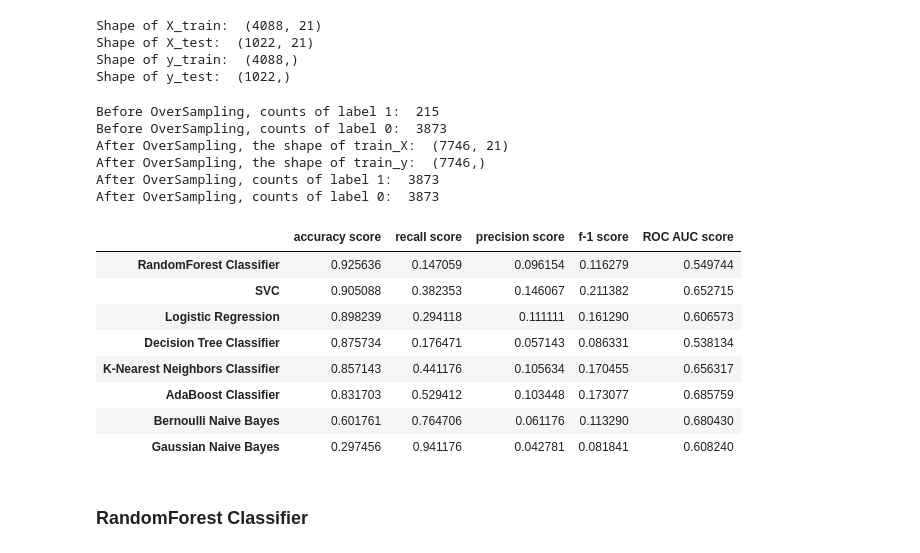
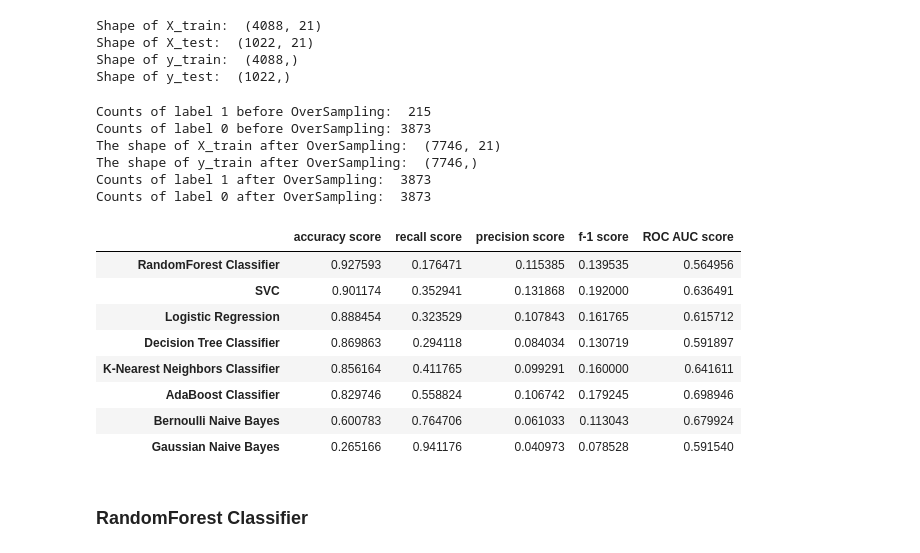
Before and after one commit to alekgralek/Stroke-EDA-and-classification, a Jupyter notebook: Stroke_analysis_prediction.ipynb, the cells around one changed output. Drawn from its saved outputs; the diff is of its cells as text; code cells hidden in the pictures.

```diff
--- a/Stroke_analysis_prediction.ipynb
+++ b/Stroke_analysis_prediction.ipynb
@@ -243,69 +243,69 @@ Shape of X_test:  (1022, 21)
 Shape of y_train:  (4088,)
 Shape of y_test:  (1022,)
 # %%
-print('Before OverSampling, counts of label 1: ', sum(y_train==1))
-print('Before OverSampling, counts of label 0: ', sum(y_train==0))
+print('Counts of label 1 before OverSampling: ', sum(y_train==1))
+print('Counts of label 0 before OverSampling:', sum(y_train==0))
 
 sm = SMOTE()
 X_train_resampled, y_train_resampled = sm.fit_resample(X_train, y_train.ravel())
 
-print('After OverSampling, the shape of train_X: ', X_train_resampled.shape)
-print('After OverSampling, the shape of train_y: ', y_train_resampled.shape)
+print('The shape of X_train after OverSampling: ', X_train_resampled.shape)
+print('The shape of y_train after OverSampling: ', y_train_resampled.shape)
 
-print('After OverSampling, counts of label 1: ', sum(y_train_resampled==1))
-print('After OverSampling, counts of label 0: ', sum(y_train_resampled==0))
+print('Counts of label 1 after OverSampling: ', sum(y_train_resampled==1))
+print('Counts of label 0 after OverSampling: ', sum(y_train_resampled==0))
 # %% [output]
-Before OverSampling, counts of label 1:  215
-Before OverSampling, counts of label 0:  3873
-After OverSampling, the shape of train_X:  (7746, 21)
-After OverSampling, the shape of train_y:  (7746,)
-After OverSampling, counts of label 1:  3873
-After OverSampling, counts of label 0:  3873
+Counts of label 1 before OverSampling:  215
+Counts of label 0 before OverSampling: 3873
+The shape of X_train after OverSampling:  (7746, 21)
+The shape of y_train after OverSampling:  (7746,)
+Counts of label 1 after OverSampling:  3873
+Counts of label 0 after OverSampling:  3873
 # %%
-names = ['Logistic Regression', 'RandomForest Classifier', 'K-Nearest Neighbors Classifier', 'AdaBoost Classifier', 'Decision Tree Classifier', 'Gaussian Naive Bayes','Bernoulli Naive Bayes', 'SVC', ]
+names = ['Logistic Regression', 'RandomForest Classifier', 'K-Nearest Neighbors Classifier', 'AdaBoost Classifier', 'Decision Tree Classifier', 'Gaussian Naive Bayes','Bernoulli Naive Bayes', 'SVC']
 
-models = [LogisticRegression(random_state=444), RandomForestClassifier(random_state=444), KNeighborsClassifier(),  AdaBoostClassifier(random_state=444), DecisionTreeClassifier(random_state=444), GaussianNB(), BernoulliNB(), SVC(random_state=444)]
+models = [LogisticRegression(), RandomForestClassifier(), KNeighborsClassifier(),  AdaBoostClassifier(), DecisionTreeClassifier(), GaussianNB(), BernoulliNB(), SVC()]
 
 results = pd.DataFrame(columns = ['accuracy score', 'recall score', 'precision score', 'f-1 score', 'ROC AUC score'], index = names)
 
 accuracy=[]
 recall=[]
 precision=[]
 roc_auc=[]
 f1=[]
 
 for model in models:
     model.fit(X_train_resampled, y_train_resampled)
     y_pred = model.predict(X_test)
 
     score_a = accuracy_score(y_test, y_pred)
     score_rec = recall_score(y_test, y_pred)
     score_p = precision_score(y_test, y_pred)
     score_roc = roc_auc_score(y_test, y_pred)
     score_f1=f1_score(y_test, y_pred)
 
     accuracy.append(score_a)
     recall.append(score_rec)
     precision.append(score_p)
     roc_auc.append(score_roc)
     f1.append(score_f1)
 
 results['accuracy score'] = accuracy
 results['recall score'] = recall
 results['precision score'] = precision
 results['f-1 score'] = f1
 results['ROC AUC score'] = roc_auc
 results.sort_values(by = 'accuracy score', ascending = False)
 # %% [output]
 |  | accuracy score | recall score | precision score | f-1 score | ROC AUC score |
-| RandomForest Classifier | 0.925636 | 0.147059 | 0.096154 | 0.116279 | 0.549744 |
-| SVC | 0.905088 | 0.382353 | 0.146067 | 0.211382 | 0.652715 |
-| Logistic Regression | 0.898239 | 0.294118 | 0.111111 | 0.161290 | 0.606573 |
-| Decision Tree Classifier | 0.875734 | 0.176471 | 0.057143 | 0.086331 | 0.538134 |
-| K-Nearest Neighbors Classifier | 0.857143 | 0.441176 | 0.105634 | 0.170455 | 0.656317 |
-| AdaBoost Classifier | 0.831703 | 0.529412 | 0.103448 | 0.173077 | 0.685759 |
-| Bernoulli Naive Bayes | 0.601761 | 0.764706 | 0.061176 | 0.113290 | 0.680430 |
-| Gaussian Naive Bayes | 0.297456 | 0.941176 | 0.042781 | 0.081841 | 0.608240 |
+| RandomForest Classifier | 0.927593 | 0.176471 | 0.115385 | 0.139535 | 0.564956 |
+| SVC | 0.901174 | 0.352941 | 0.131868 | 0.192000 | 0.636491 |
+| Logistic Regression | 0.888454 | 0.323529 | 0.107843 | 0.161765 | 0.615712 |
+| Decision Tree Classifier | 0.869863 | 0.294118 | 0.084034 | 0.130719 | 0.591897 |
+| K-Nearest Neighbors Classifier | 0.856164 | 0.411765 | 0.099291 | 0.160000 | 0.641611 |
+| AdaBoost Classifier | 0.829746 | 0.558824 | 0.106742 | 0.179245 | 0.698946 |
+| Bernoulli Naive Bayes | 0.600783 | 0.764706 | 0.061033 | 0.113043 | 0.679924 |
+| Gaussian Naive Bayes | 0.265166 | 0.941176 | 0.040973 | 0.078528 | 0.591540 |
 # %% [markdown]
 ### RandomForest Classifier
 # %%
```
Also changed, not shown: parts of 10 cells of this notebook.
